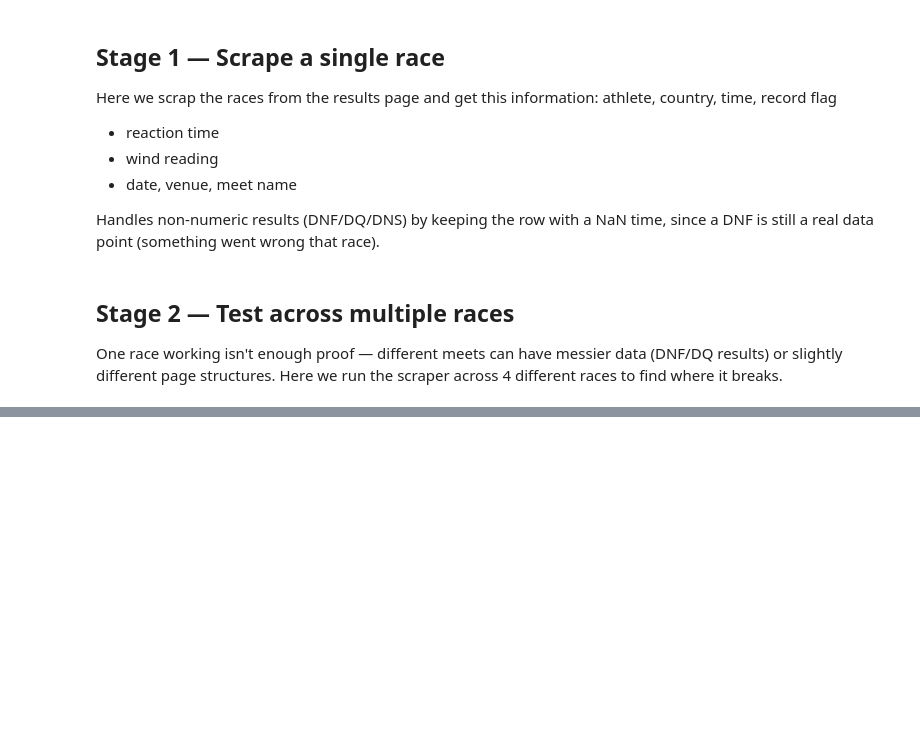
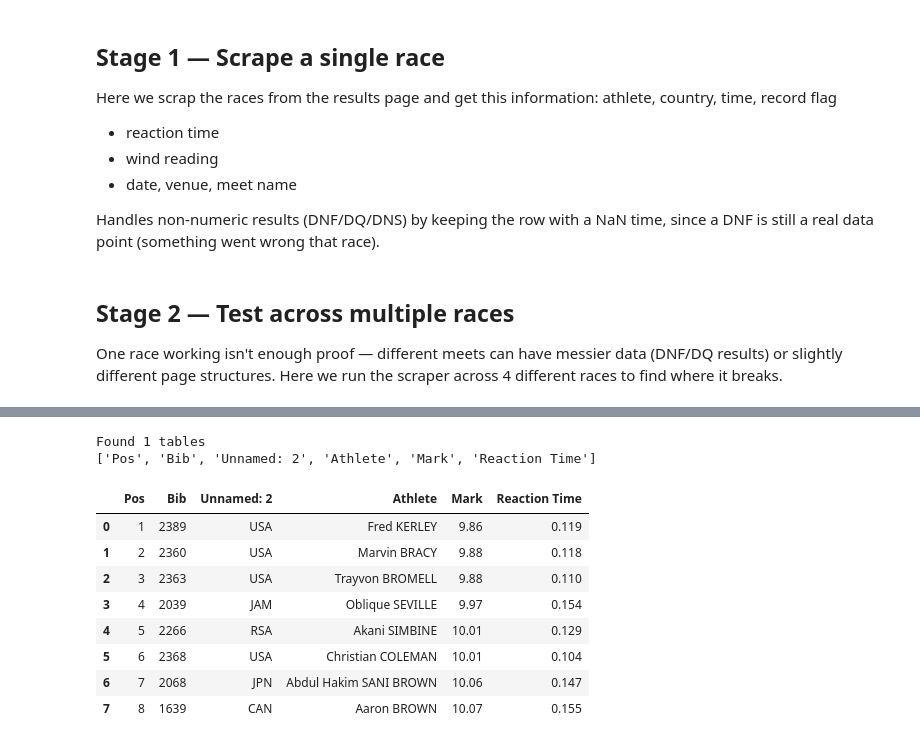
Before and after one commit to eck123main/100m-prediction, a Jupyter notebook: pred.ipynb, the cells around one changed output, grey strips where cells are left out. Saved outputs shown, nothing was run; the diff lists cells and outputs as text; code cells hidden in the pictures; blank space fills up the shorter version.

```diff
--- a/pred.ipynb
+++ b/pred.ipynb
@@ -115,0 +147,23 @@ full_dataset
+# %%
+resp = requests.get(
+    "https://worldathletics.org/competitions/world-athletics-championships/world-athletics-championships-oregon-2022-7137279/results/men/100-metres/final/result",
+    headers=HEADERS, timeout=15
+)
+tables = pd.read_html(StringIO(resp.text))
+print(f"Found {len(tables)} tables")
+
+results_table = max(tables, key=len)
+print(results_table.columns.tolist())
+results_table
+# %% [output]
+Found 1 tables
+['Pos', 'Bib', 'Unnamed: 2', 'Athlete', 'Mark', 'Reaction Time']
+|  | Pos | Bib | Unnamed: 2 | Athlete | Mark | Reaction Time |
+| 0 | 1 | 2389 | USA | Fred KERLEY | 9.86 | 0.119 |
+| 1 | 2 | 2360 | USA | Marvin BRACY | 9.88 | 0.118 |
+| 2 | 3 | 2363 | USA | Trayvon BROMELL | 9.88 | 0.110 |
+| 3 | 4 | 2039 | JAM | Oblique SEVILLE | 9.97 | 0.154 |
+| 4 | 5 | 2266 | RSA | Akani SIMBINE | 10.01 | 0.129 |
+| 5 | 6 | 2368 | USA | Christian COLEMAN | 10.01 | 0.104 |
+| 6 | 7 | 2068 | JPN | Abdul Hakim SANI BROWN | 10.06 | 0.147 |
+| 7 | 8 | 1639 | CAN | Aaron BROWN | 10.07 | 0.155 |
```
Also changed, not shown: parts of 2 cells of this notebook.
